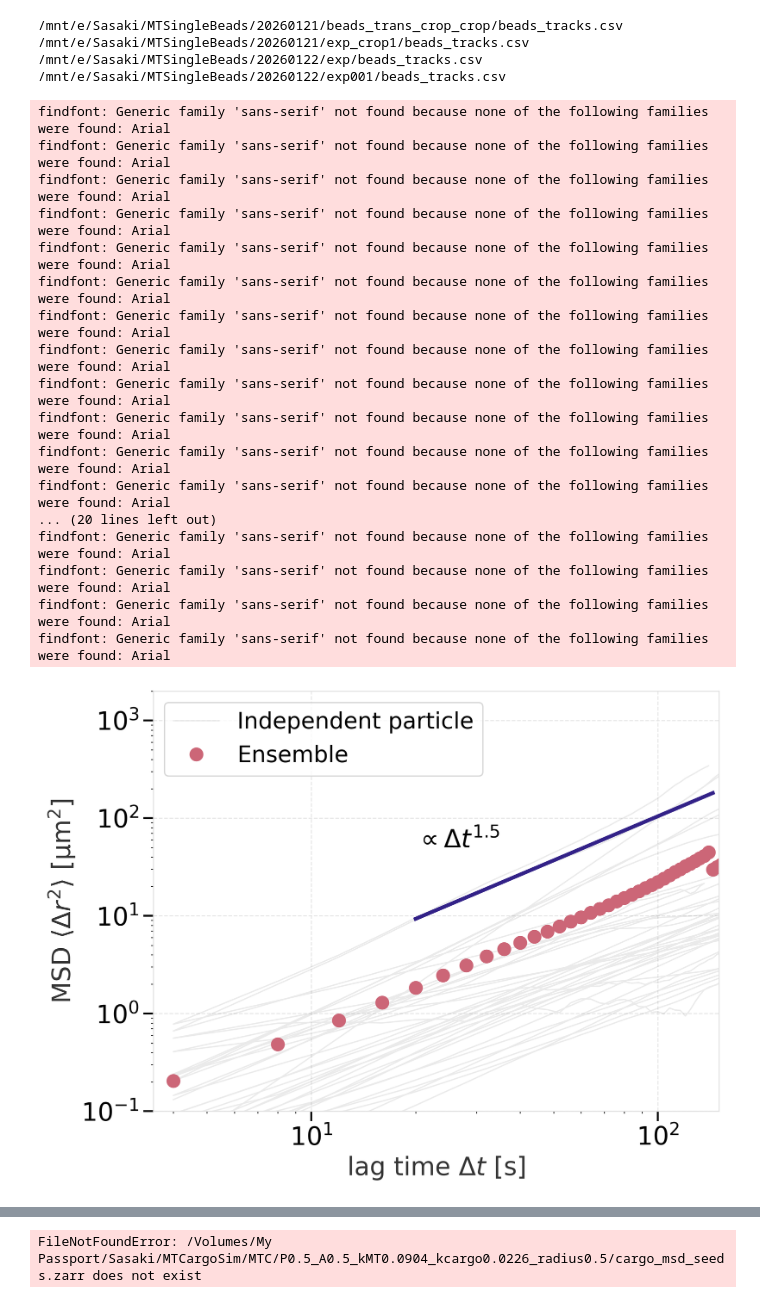
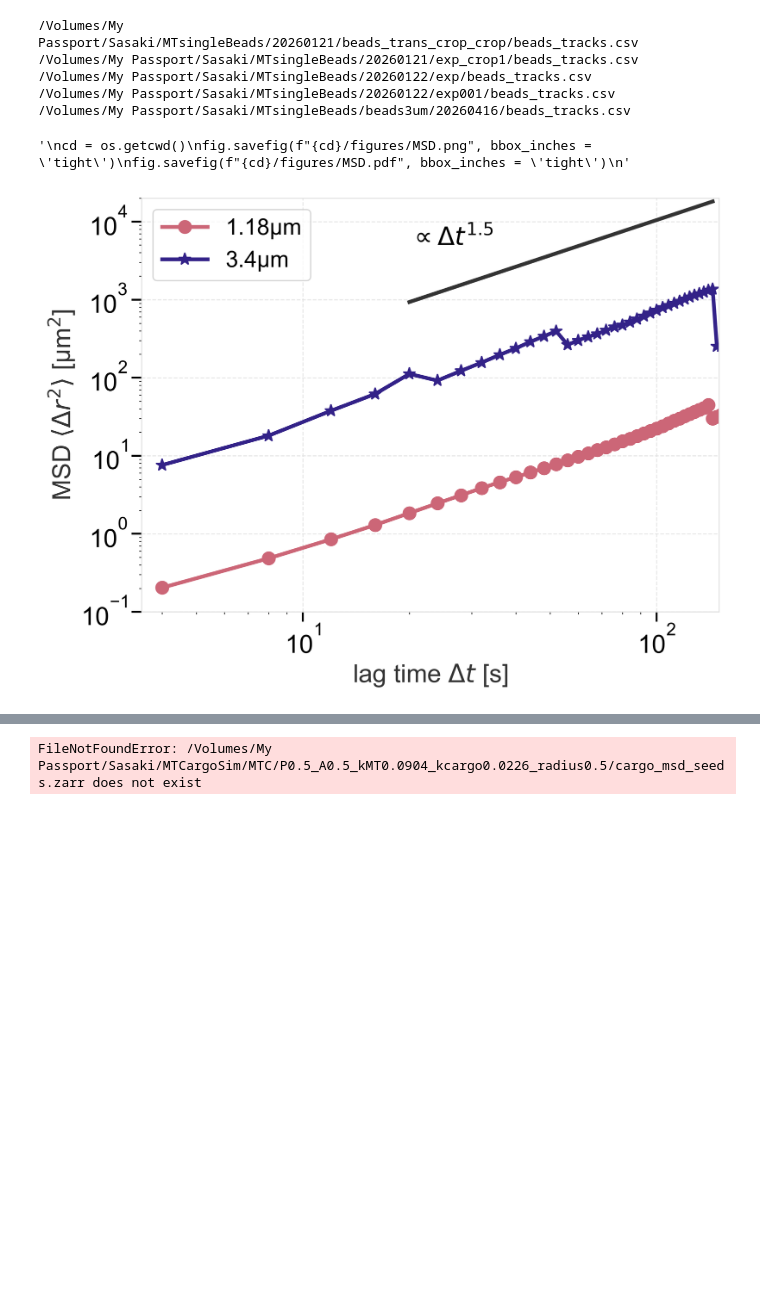
Before and after one commit to wppppupr/MTCargo_analysis, a Jupyter notebook: notebooks/nematicMSD.ipynb, the cells around one changed output, grey strips where cells are left out. Drawn from its saved outputs; the diff is of its cells as text; code cells hidden in the pictures; blank space fills up the shorter version.

```diff
--- a/notebooks/nematicMSD.ipynb
+++ b/notebooks/nematicMSD.ipynb
@@ -120,11 +18,13 @@ findfont: Generic family 'sans-serif' not found because none of the following fa
 # %%
-mypass = '/mnt/e/Sasaki/MTSingleBeads'
-#mypass = '/Volumes/My Passport/Sasaki/MTsingleBeads'
+#mypass = '/mnt/e/Sasaki/MTSingleBeads'
+mypass = '/Volumes/My Passport/Sasaki/MTsingleBeads'
 
 path0 = os.path.join(mypass,"20260121/beads_trans_crop_crop/beads_tracks.csv")
 path1 = os.path.join(mypass,"20260121/exp_crop1/beads_tracks.csv")
 path2 = os.path.join(mypass,"20260122/exp/beads_tracks.csv")
 path3 = os.path.join(mypass,"20260122/exp001/beads_tracks.csv")
+
+path3um = os.path.join(mypass,"beads3um/20260416/beads_tracks.csv")
 #path4 = os.path.join(mypass,"20260122/exp002/beads_tracks.csv")
 
 
@@ -138,7 +38,8 @@ def concatMSD(path_list, interval_list, scale = 0.11):
 
     return pd.concat(IMSD_list)
 
-I_concat = concatMSD([path0, path1, path2, path3], [ 4, 4, 4, 4])
+I_concat_1um = concatMSD([path0, path1, path2, path3], [ 4, 4, 4, 4])
+I_concat_3um = concatMSD([path3um], [ 4])
 
 scale = 0.11
 
@@ -148,72 +49,60 @@ max_t = 144
 minimum=min_t/4
 maximum=max_t/4
 
-emsd_combined, emsd_err_combined = dpm.get_emsd_err(I_concat)
+emsd_combined_1um, emsd_err_combined_1um = dpm.get_emsd_err(I_concat_1um)
+emsd_combined_3um, emsd_err_combined_3um = dpm.get_emsd_err(I_concat_3um)
 
-mask = (emsd_combined.index > minimum) & (emsd_combined.index < maximum)
+mask = (emsd_combined_1um.index > minimum) & (emsd_combined_1um.index < maximum)
 
 # take log10 of selected x and y values and convert to numpy arrays
-x = np.log10(emsd_combined.index[mask].to_numpy())
-y = np.log10(np.float32(emsd_combined['MSD'][mask].to_numpy()))
+x = np.log10(emsd_combined_1um.index[mask].to_numpy())
+y = np.log10(np.float32(emsd_combined_1um['MSD'][mask].to_numpy()))
  # remove non-finite entries (e.g., log of non-positive values)
 finite = np.isfinite(x) & np.isfinite(y)
 x = x[finite]
 y = y[finite]
 # fit
 popt, pcov = curve_fit(fm.ln_pl, x, y)
 
 fig, ax = plt.subplots()
 
-ax.plot(I_concat['lag time'], I_concat['MSD'], color='#333333', alpha =0.1, lw=1, label='Independent particle')
+#ax.plot(I_concat_1um['lag time'], I_concat_1um['MSD'], color='#333333', alpha =0.1, lw=1, label='Independent particle')
 
-ax.plot(emsd_combined.index, emsd_combined['MSD'], linestyle = 'None', marker='o', label='Ensemble')
+ax.plot(emsd_combined_1um.index, emsd_combined_1um['MSD'], marker='o', label='1.18\u03bcm')
+ax.plot(emsd_combined_3um.index, emsd_combined_3um['MSD'], marker='*', label='3.4\u03bcm')
+
 """ax.fill_between(emsd_combined.index,
                 emsd_combined['MSD'] - emsd_err_combined,
                 emsd_combined['MSD'] + emsd_err_combined,
                 alpha=0.2)
 """
 
 ax.legend()
 
 xrange = [min_t, max_t]
 
-ax.plot(xrange, fm.power_law(xrange, *popt) * 5, label = f'{popt[1]:.2f}$\\times\\Delta t^{{{popt[0]:.2f}}}$')
-ax.text(20, 5e1, f'$\propto \Delta t^{{{popt[0]:.1f}}}$')
-
+ax.plot(xrange, 100*fm.power_law(xrange, *popt) * 5, label = f'{popt[1]:.2f}$\\times\\Delta t^{{{popt[0]:.2f}}}$', color='#333333')
+ax.text(20, 5e3, f'$\propto \Delta t^{{{popt[0]:.1f}}}$')
 
 
 ax.set(
     xlim=(3.5e-0, 150),
-    ylim=(1e-1, 2e3),
+    ylim=(1e-1, 2e4),
     xscale='log',
     yscale='log',
     xlabel='lag time $\Delta t$ [s]',
     ylabel='MSD $\\langle \\Delta r^2 \\rangle$ [\u03bcm$^2$]'
     )
-
+"""
 cd = os.getcwd()
 fig.savefig(f"{cd}/figures/MSD.png", bbox_inches = 'tight')
 fig.savefig(f"{cd}/figures/MSD.pdf", bbox_inches = 'tight')
+"""
 # %% [output]
-/mnt/e/Sasaki/MTSingleBeads/20260121/beads_trans_crop_crop/beads_tracks.csv
-/mnt/e/Sasaki/MTSingleBeads/20260121/exp_crop1/beads_tracks.csv
-/mnt/e/Sasaki/MTSingleBeads/20260122/exp/beads_tracks.csv
-/mnt/e/Sasaki/MTSingleBeads/20260122/exp001/beads_tracks.csv
+/Volumes/My Passport/Sasaki/MTsingleBeads/20260121/beads_trans_crop_crop/beads_tracks.csv
+/Volumes/My Passport/Sasaki/MTsingleBeads/20260121/exp_crop1/beads_tracks.csv
+/Volumes/My Passport/Sasaki/MTsingleBeads/20260122/exp/beads_tracks.csv
+/Volumes/My Passport/Sasaki/MTsingleBeads/20260122/exp001/beads_tracks.csv
+/Volumes/My Passport/Sasaki/MTsingleBeads/beads3um/20260416/beads_tracks.csv
-findfont: Generic family 'sans-serif' not found because none of the following families were found: Arial
-findfont: Generic family 'sans-serif' not found because none of the following families were found: Arial
-findfont: Generic family 'sans-serif' not found because none of the following families were found: Arial
-findfont: Generic family 'sans-serif' not found because none of the following families were found: Arial
-findfont: Generic family 'sans-serif' not found because none of the following families were found: Arial
-findfont: Generic family 'sans-serif' not found because none of the following families were found: Arial
-findfont: Generic family 'sans-serif' not found because none of the following families were found: Arial
-findfont: Generic family 'sans-serif' not found because none of the following families were found: Arial
-findfont: Generic family 'sans-serif' not found because none of the following families were found: Arial
-findfont: Generic family 'sans-serif' not found because none of the following families were found: Arial
-findfont: Generic family 'sans-serif' not found because none of the following families were found: Arial
-findfont: Generic family 'sans-serif' not found because none of the following families were found: Arial
-... (20 lines left out)
-findfont: Generic family 'sans-serif' not found because none of the following families were found: Arial
-findfont: Generic family 'sans-serif' not found because none of the following families were found: Arial
-findfont: Generic family 'sans-serif' not found because none of the following families were found: Arial
-findfont: Generic family 'sans-serif' not found because none of the following families were found: Arial
+'\ncd = os.getcwd()\nfig.savefig(f"{cd}/figures/MSD.png", bbox_inches = \'tight\')\nfig.savefig(f"{cd}/figures/MSD.pdf", bbox_inches = \'tight\')\n'
-[figure, old version]
+[figure, new version]
```
Also changed, not shown: parts of 2 cells of this notebook, 7 other files.
